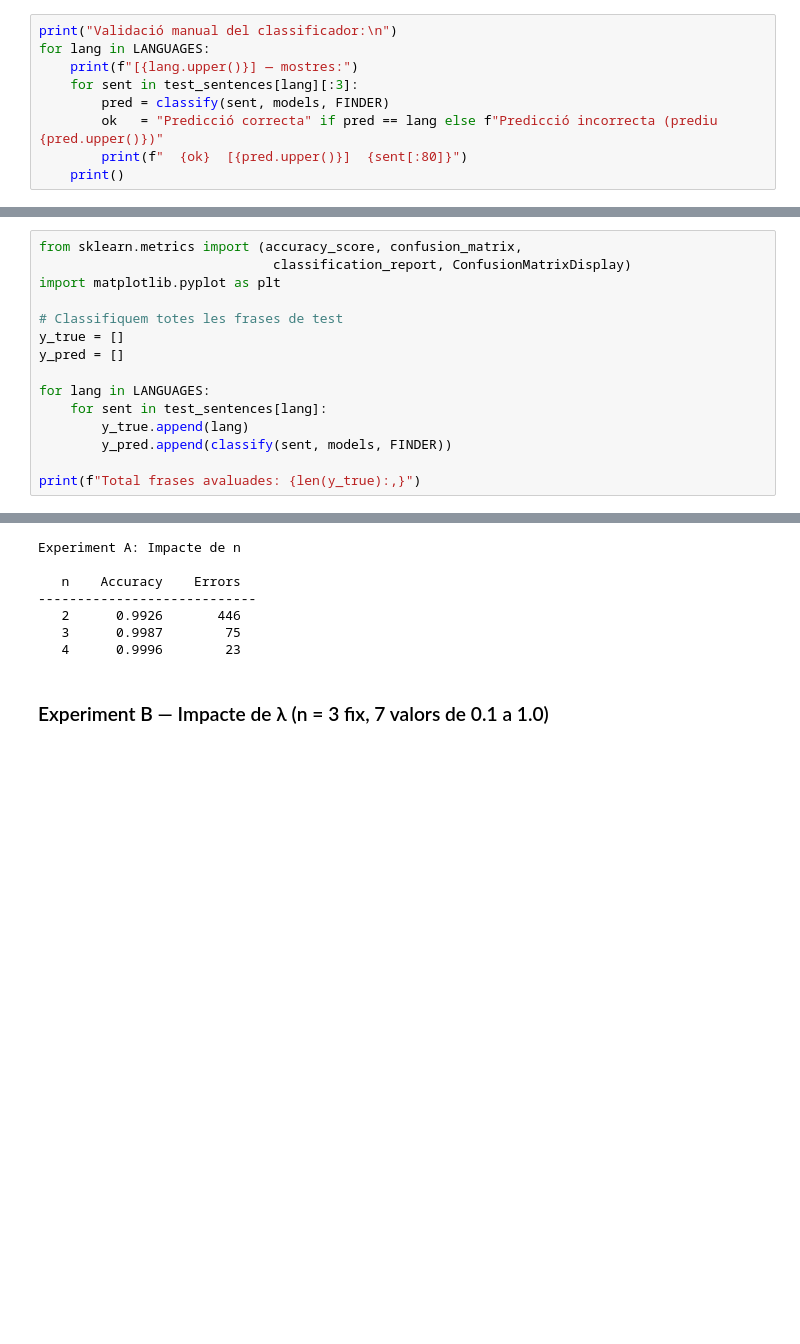
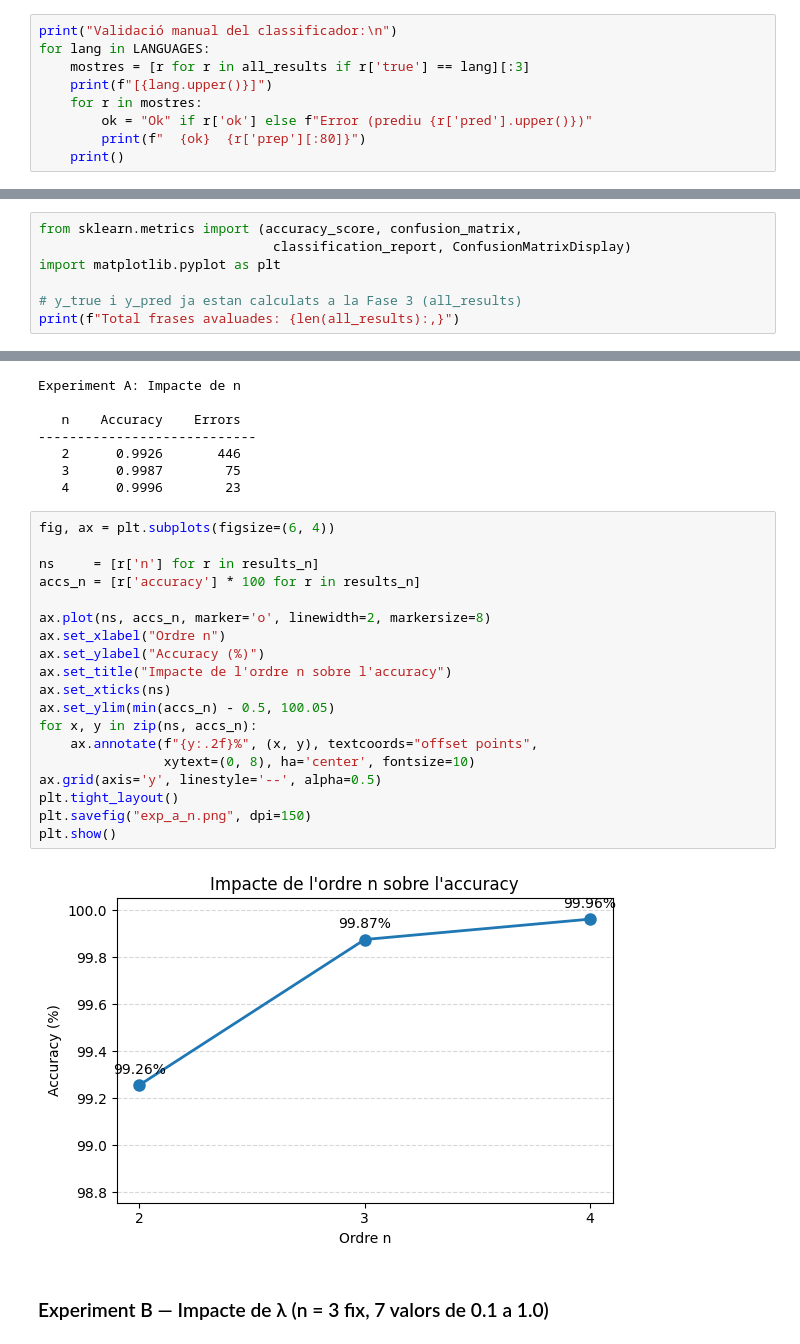
Before and after one commit to irenemiralles/practica1_plh, a Jupyter notebook: versiofinal.ipynb, the cells around one changed output, grey strips where cells are left out. Cells and saved outputs as stored; diff of their text form; blank space fills up the shorter version.

```diff
--- a/versiofinal.ipynb
+++ b/versiofinal.ipynb
@@ -373,11 +386,11 @@ Frases de test preprocessades:
 # %%
 print("Validació manual del classificador:\n")
 for lang in LANGUAGES:
-    print(f"[{lang.upper()}] — mostres:")
-    for sent in test_sentences[lang][:3]:
-        pred = classify(sent, models, FINDER)
-        ok   = "Predicció correcta" if pred == lang else f"Predicció incorrecta (prediu {pred.upper()})"
-        print(f"  {ok}  [{pred.upper()}]  {sent[:80]}")
+    mostres = [r for r in all_results if r['true'] == lang][:3]
+    print(f"[{lang.upper()}]")
+    for r in mostres:
+        ok = "Ok" if r['ok'] else f"Error (prediu {r['pred'].upper()})"
+        print(f"  {ok}  {r['prep'][:80]}")
     print()
 # %% [output]
 Validació manual del classificador:
@@ -404,16 +417,8 @@ from sklearn.metrics import (accuracy_score, confusion_matrix,
                               classification_report, ConfusionMatrixDisplay)
 import matplotlib.pyplot as plt
 
-# Classifiquem totes les frases de test
-y_true = []
-y_pred = []
-
-for lang in LANGUAGES:
-    for sent in test_sentences[lang]:
-        y_true.append(lang)
-        y_pred.append(classify(sent, models, FINDER))
-
-print(f"Total frases avaluades: {len(y_true):,}")
+# y_true i y_pred ja estan calculats a la Fase 3 (all_results)
+print(f"Total frases avaluades: {len(all_results):,}")
 # %% [output]
 Total frases avaluades: 59,977
 # %% [markdown]
@@ -551,6 +556,27 @@ Experiment A: Impacte de n
    2      0.9926       446
    3      0.9987        75
    4      0.9996        23
+# %%
+fig, ax = plt.subplots(figsize=(6, 4))
+
+ns     = [r['n'] for r in results_n]
+accs_n = [r['accuracy'] * 100 for r in results_n]
+
+ax.plot(ns, accs_n, marker='o', linewidth=2, markersize=8)
+ax.set_xlabel("Ordre n")
+ax.set_ylabel("Accuracy (%)")
+ax.set_title("Impacte de l'ordre n sobre l'accuracy")
+ax.set_xticks(ns)
+ax.set_ylim(min(accs_n) - 0.5, 100.05)
+for x, y in zip(ns, accs_n):
+    ax.annotate(f"{y:.2f}%", (x, y), textcoords="offset points",
+                xytext=(0, 8), ha='center', fontsize=10)
+ax.grid(axis='y', linestyle='--', alpha=0.5)
+plt.tight_layout()
+plt.savefig("exp_a_n.png", dpi=150)
+plt.show()
+# %% [output]
+[figure, added]
 # %% [markdown]
 ### Experiment B — Impacte de λ (n = 3 fix, 7 valors de 0.1 a 1.0)
 # %%
```
Also changed, not shown: parts of 15 cells of this notebook, 5 other files.
